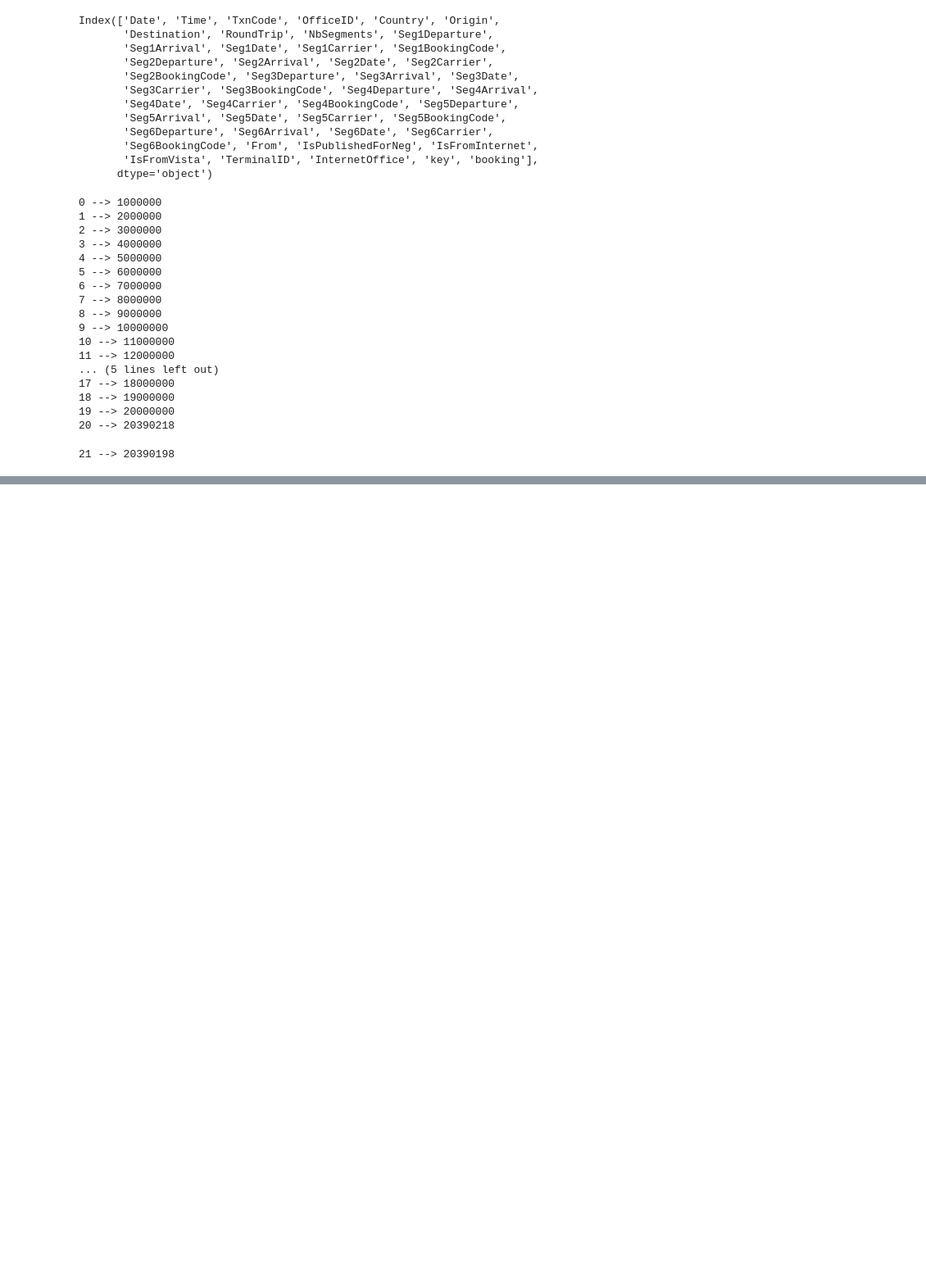
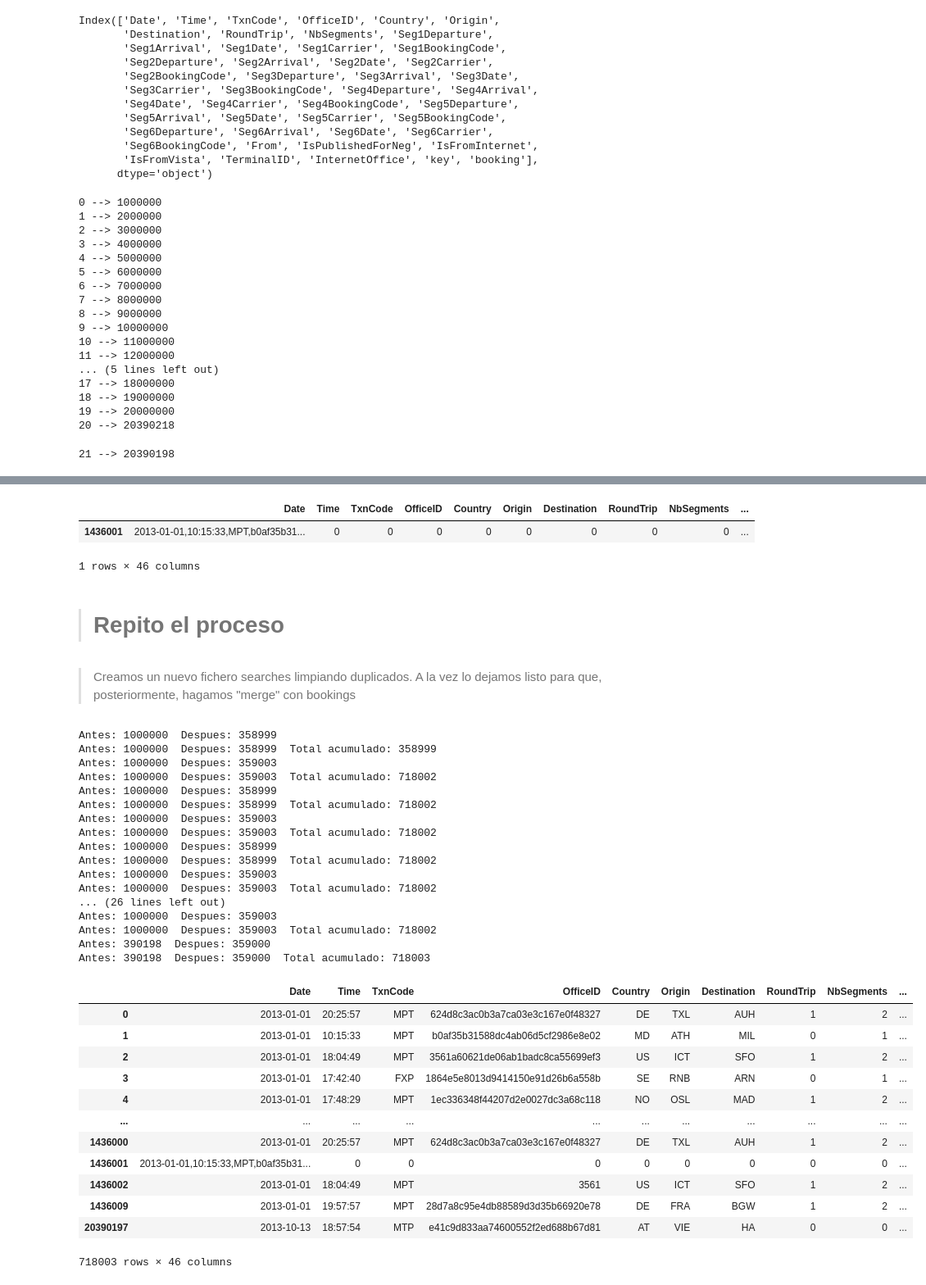
Before and after one commit to rgomezh/challenge, a Jupyter notebook: Ejercicio4.ipynb, the cells around one changed output, grey strips where cells are left out. Shown: that part at 82% size. Saved outputs shown, nothing was run; the diff lists cells and outputs as text; code cells hidden in the pictures; blank space fills up the shorter version.

```diff
--- a/Ejercicio4.ipynb
+++ b/Ejercicio4.ipynb
@@ -522,0 +583,78 @@ print(i,"-->",lines)
+# %%
+chuck_searches[chuck_searches['key'].str.len() > 17]
+# %% [output]
+|  | Date | Time | TxnCode | OfficeID | Country | Origin | Destination | RoundTrip | NbSegments | ... |
+| 1436001 | 2013-01-01,10:15:33,MPT,b0af35b31... | 0 | 0 | 0 | 0 | 0 | 0 | 0 | 0 | ... |
+1 rows × 46 columns
+# %% [markdown]
+> # Repito el proceso
+# %% [markdown]
+> Creamos un nuevo fichero searches limpiando duplicados. A la vez lo dejamos listo para que, posteriormente, hagamos "merge" con bookings
+# %%
+searches_cleaned='./searches_cleaned.bz2'
+
+searches_clean = pd.DataFrame()
+
+for chunk_s in pd.read_csv(searches_bz,sep = '^',
+                        # usecols = ['Origin','Destination','Date' ],
+                         low_memory = False,
+                         chunksize = 1000000):
+
+    lines=len(chunk_s)
+    chunk_s.fillna('0',inplace=True)
+    chunk_s = chunk_s.drop_duplicates()
+    print ("Antes:",lines," Despues:",len(chunk_s))
+
+    # Formating cols
+    #chunk_s = getCleanUpperStr(chunk_s)
+    chunk_s['Origin']=chunk_s['Origin'].str.strip()
+    chunk_s['Origin']=chunk_s['Origin'].str.upper()
+    chunk_s['Destination']=chunk_s['Destination'].str.strip()
+    chunk_s['Destination']=chunk_s['Destination'].str.upper()
+
+    # Create key to match with bookings
+    chunk_s['key'] = chunk_s['Origin']+chunk_s['Destination']+'_'+chunk_s['Date']
+
+    # Append to total
+    searches_clean = searches_clean.append(chunk_s)
+    searches_clean = searches_clean.drop_duplicates()
+    print ("Antes:",lines," Despues:",len(chunk_s)," Total acumulado:",len(searches_clean))
+    # Control for testing
+    #if i == 2:
+    #    break
+    #i = i+1
+
+searches_clean.to_csv(searches_cleaned, index=False, sep = '^', compression='bz2')
+
+searches_clean
+# %% [output]
+Antes: 1000000  Despues: 358999
+Antes: 1000000  Despues: 358999  Total acumulado: 358999
+Antes: 1000000  Despues: 359003
+Antes: 1000000  Despues: 359003  Total acumulado: 718002
+Antes: 1000000  Despues: 358999
+Antes: 1000000  Despues: 358999  Total acumulado: 718002
+Antes: 1000000  Despues: 359003
+Antes: 1000000  Despues: 359003  Total acumulado: 718002
+Antes: 1000000  Despues: 358999
+Antes: 1000000  Despues: 358999  Total acumulado: 718002
+Antes: 1000000  Despues: 359003
+Antes: 1000000  Despues: 359003  Total acumulado: 718002
+... (26 lines left out)
+Antes: 1000000  Despues: 359003
+Antes: 1000000  Despues: 359003  Total acumulado: 718002
+Antes: 390198  Despues: 359000
+Antes: 390198  Despues: 359000  Total acumulado: 718003
+|  | Date | Time | TxnCode | OfficeID | Country | Origin | Destination | RoundTrip | NbSegments | ... |
+| 0 | 2013-01-01 | 20:25:57 | MPT | 624d8c3ac0b3a7ca03e3c167e0f48327 | DE | TXL | AUH | 1 | 2 | ... |
+| 1 | 2013-01-01 | 10:15:33 | MPT | b0af35b31588dc4ab06d5cf2986e8e02 | MD | ATH | MIL | 0 | 1 | ... |
+| 2 | 2013-01-01 | 18:04:49 | MPT | 3561a60621de06ab1badc8ca55699ef3 | US | ICT | SFO | 1 | 2 | ... |
+| 3 | 2013-01-01 | 17:42:40 | FXP | 1864e5e8013d9414150e91d26b6a558b | SE | RNB | ARN | 0 | 1 | ... |
+| 4 | 2013-01-01 | 17:48:29 | MPT | 1ec336348f44207d2e0027dc3a68c118 | NO | OSL | MAD | 1 | 2 | ... |
+| ... | ... | ... | ... | ... | ... | ... | ... | ... | ... | ... |
+| 1436000 | 2013-01-01 | 20:25:57 | MPT | 624d8c3ac0b3a7ca03e3c167e0f48327 | DE | TXL | AUH | 1 | 2 | ... |
+| 1436001 | 2013-01-01,10:15:33,MPT,b0af35b31... | 0 | 0 | 0 | 0 | 0 | 0 | 0 | 0 | ... |
+| 1436002 | 2013-01-01 | 18:04:49 | MPT | 3561 | US | ICT | SFO | 1 | 2 | ... |
+| 1436009 | 2013-01-01 | 19:57:57 | MPT | 28d7a8c95e4db88589d3d35b66920e78 | DE | FRA | BGW | 1 | 2 | ... |
+| 20390197 | 2013-10-13 | 18:57:54 | MTP | e41c9d833aa74600552f2ed688b67d81 | AT | VIE | HA | 0 | 0 | ... |
+718003 rows × 46 columns
```
Also changed, not shown: parts of 21 cells of this notebook.
